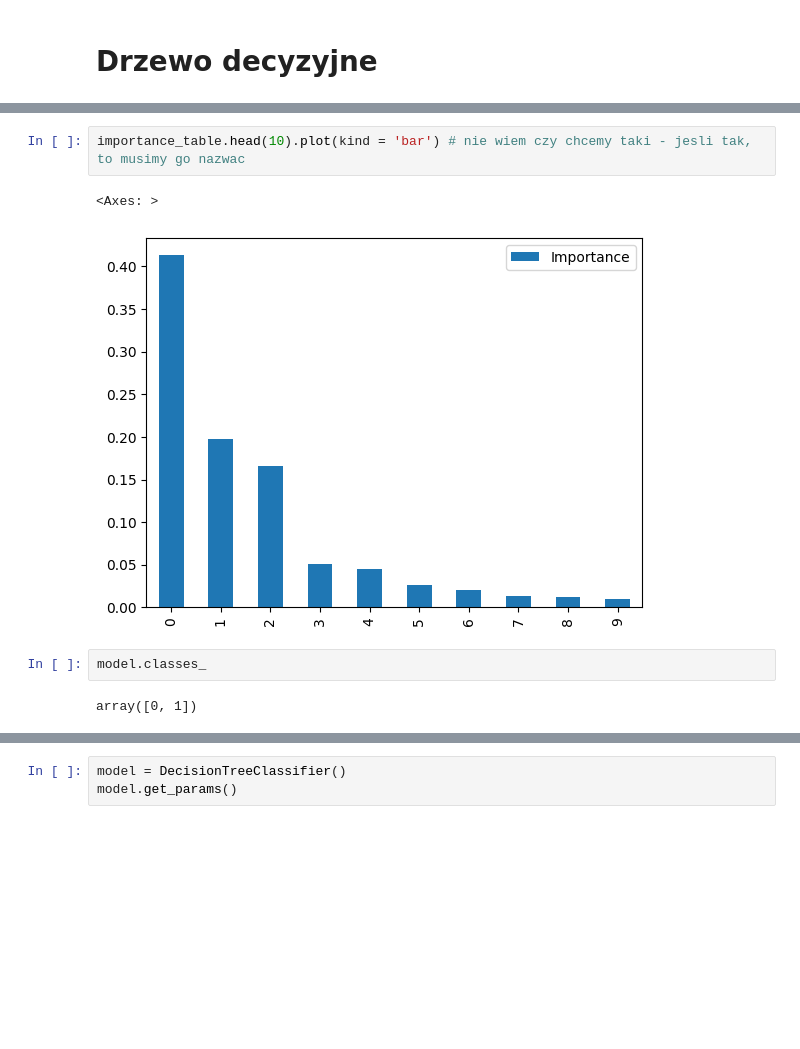
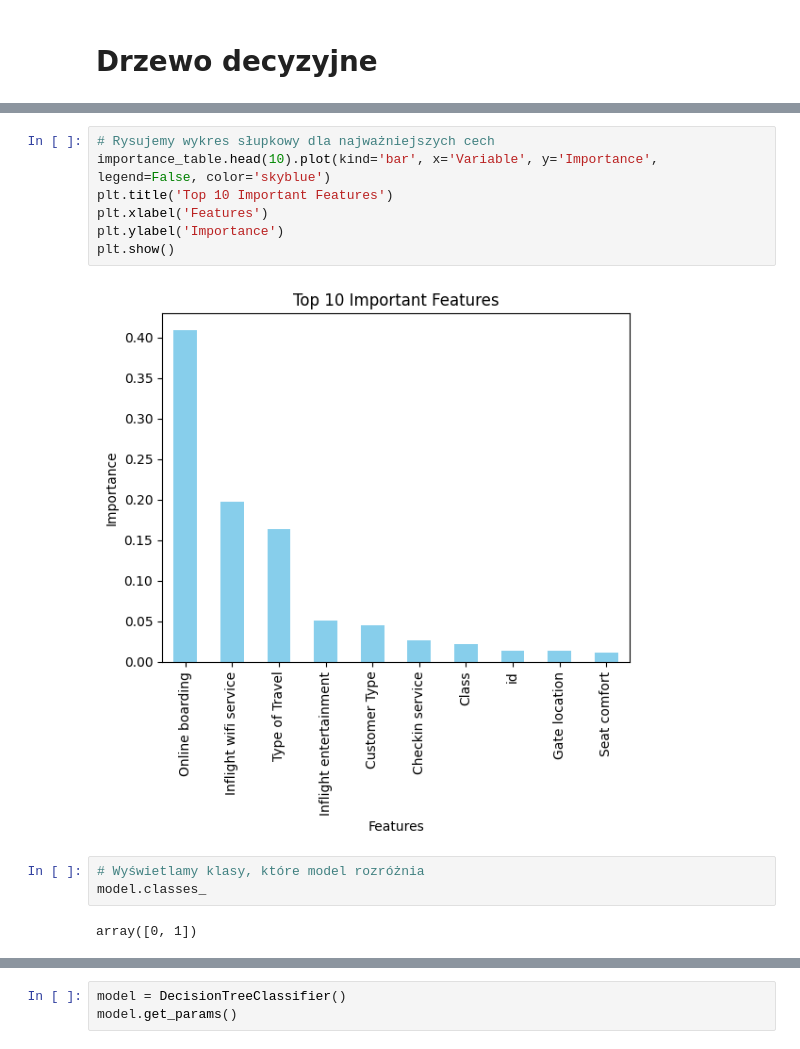
Before and after one commit to Francho03/AI-Project, a Jupyter notebook: code/project.ipynb, the cells around one changed output, grey strips where cells are left out. Cells and saved outputs as stored; diff of their text form; blank space fills up the shorter version.

```diff
--- a/code/project.ipynb
+++ b/code/project.ipynb
@@ -269,9 +284,14 @@ importance_table
 # %%
-importance_table.head(10).plot(kind = 'bar') # nie wiem czy chcemy taki - jesli tak, to musimy go nazwac
+# Rysujemy wykres słupkowy dla najważniejszych cech
+importance_table.head(10).plot(kind='bar', x='Variable', y='Importance', legend=False, color='skyblue')
+plt.title('Top 10 Important Features')
+plt.xlabel('Features')
+plt.ylabel('Importance')
+plt.show()
 # %% [output]
-<Axes: >
-[figure, old version]
+[figure, new version]
 # %%
+# Wyświetlamy klasy, które model rozróżnia
 model.classes_
 # %% [output]
 array([0, 1])
```
Also changed, not shown: parts of 23 cells of this notebook.
